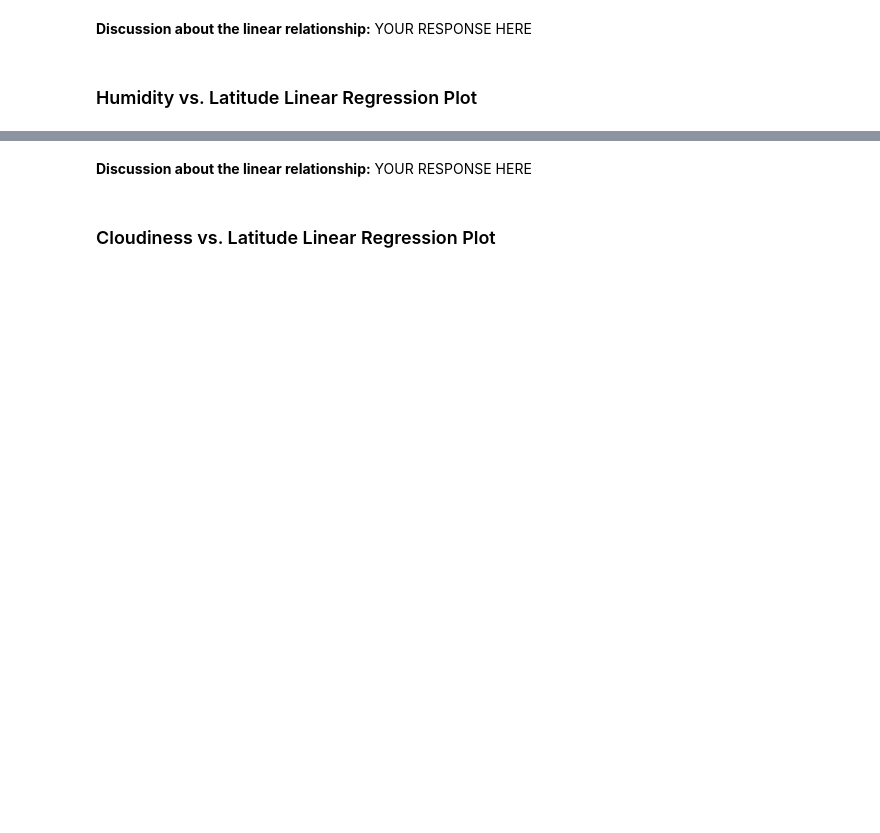
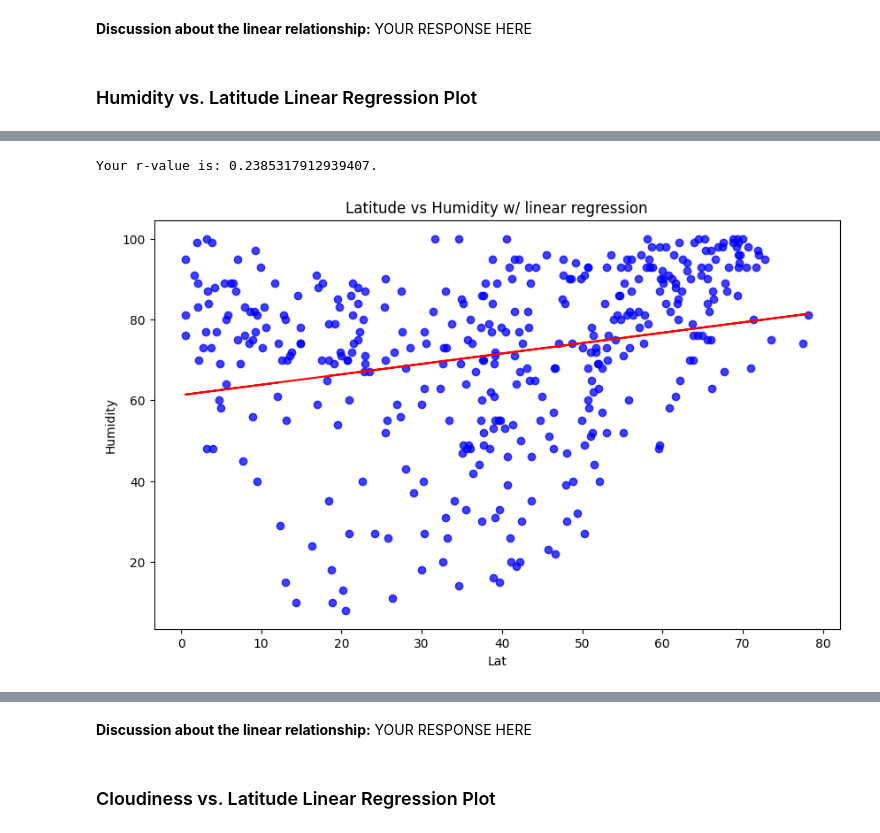
Before and after one commit to JetJagar/API_Data_Analysis, a Jupyter notebook: WeatherPy.ipynb, the cells around one changed output, grey strips where cells are left out. Saved outputs shown, nothing was run; the diff lists cells and outputs as text; code cells hidden in the pictures; blank space fills up the shorter version.

```diff
--- a/WeatherPy.ipynb
+++ b/WeatherPy.ipynb
@@ -373,0 +385,6 @@ The r^2-value is: 0.00014367159540169783
+# %%
+# Northern Hemisphere
+plot_linear_regression_north(north_hemi_df, "Lat", "Humidity", "Latitude vs Humidity w/ linear regression")
+# %% [output]
+Your r-value is: 0.2385317912939407.
+[figure, added]
```
Also changed, not shown: parts of 21 cells of this notebook.
